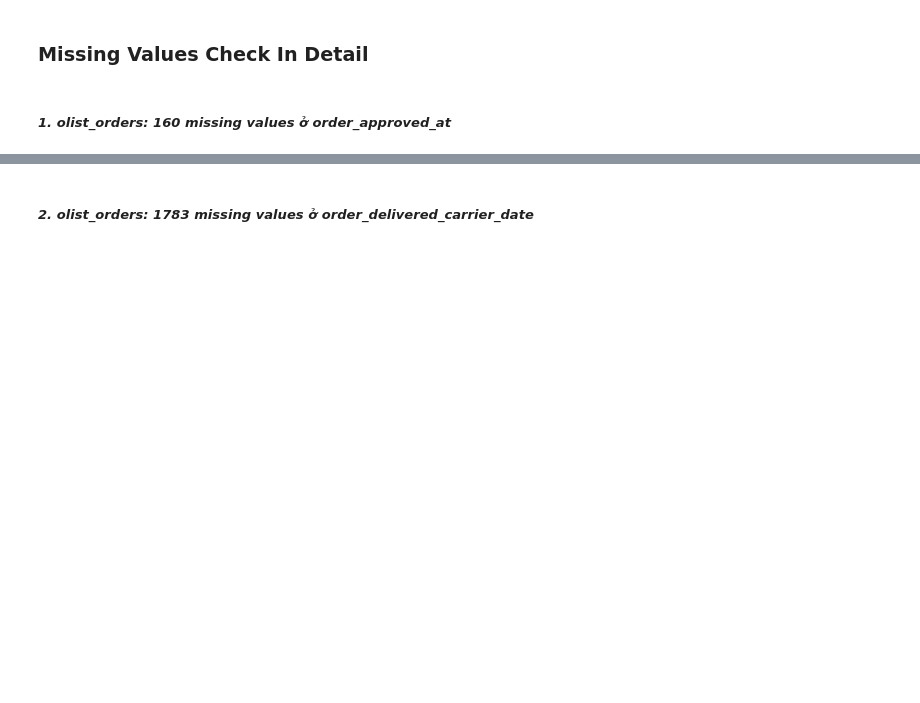
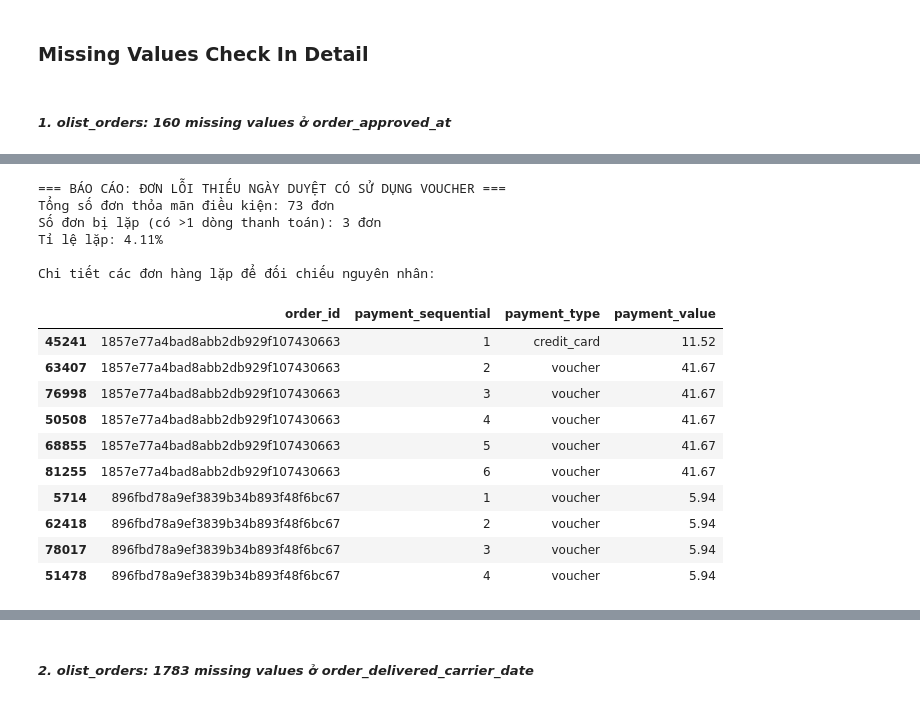
Before and after one commit to xuancuong1019/olist-customer-satisfaction-analysis, a Jupyter notebook: notebooks/01_sanity_check_cleaning.ipynb, the cells around one changed output, grey strips where cells are left out. Saved outputs shown, nothing was run; the diff lists cells and outputs as text; code cells hidden in the pictures; blank space fills up the shorter version.

```diff
--- a/notebooks/01_sanity_check_cleaning.ipynb
+++ b/notebooks/01_sanity_check_cleaning.ipynb
@@ -315 +382,57 @@ plt.show()
+# %%
+import pandas as pd
+
+# Giả sử bạn đã load sẵn df_orders và df_payments
+# df_orders = pd.read_csv('../data/raw/olist_orders_dataset.csv')
+# df_payments = pd.read_csv('../data/raw/olist_order_payments_dataset.csv')
+
+# 1. Lọc ra danh sách order_id của các đơn bị thiếu order_approved_at
+missing_approved_ids = df_orders[df_orders['order_approved_at'].isnull()]['order_id']
+
+# 2. Trích xuất toàn bộ lịch sử thanh toán của các đơn hàng lỗi này
+payments_of_missing = df_payments[df_payments['order_id'].isin(missing_approved_ids)]
+
+# 3. Tìm các đơn hàng CÓ SỬ DỤNG VOUCHER trong nhóm lỗi
+voucher_missing_ids = payments_of_missing[payments_of_missing['payment_type'] == 'voucher']['order_id'].unique()
+
+# 4. Lấy lại chi tiết thanh toán của nhóm đơn hàng (Lỗi + Voucher)
+final_target_payments = df_payments[df_payments['order_id'].isin(voucher_missing_ids)]
+
+# 5. Kiểm tra lặp (nhiều hơn 1 dòng thanh toán)
+duplicated_payments = final_target_payments[final_target_payments.duplicated(subset=['order_id'], keep=False)]
+duplicated_count = duplicated_payments['order_id'].nunique()
+
+# 6. In báo cáo
+print(f"=== BÁO CÁO: ĐƠN LỖI THIẾU NGÀY DUYỆT CÓ SỬ DỤNG VOUCHER ===")
+print(f"Tổng số đơn thỏa mãn điều kiện: {len(voucher_missing_ids):,} đơn")
+print(f"Số đơn bị lặp (có >1 dòng thanh toán): {duplicated_count:,} đơn")
+
+if len(voucher_missing_ids) > 0:
+    print(f"Tỉ lệ lặp: {(duplicated_count / len(voucher_missing_ids)) * 100:.2f}%\n")
+
+if duplicated_count > 0:
+    print("Chi tiết các đơn hàng lặp để đối chiếu nguyên nhân:")
+    # Sắp xếp để các dòng của cùng 1 đơn hàng nằm liền nhau
+    duplicated_payments = duplicated_payments.sort_values(by=['order_id', 'payment_sequential'])
+
+    from IPython.display import display
+    display(duplicated_payments[['order_id', 'payment_sequential', 'payment_type', 'payment_value']].head(10))
+# %% [output]
+=== BÁO CÁO: ĐƠN LỖI THIẾU NGÀY DUYỆT CÓ SỬ DỤNG VOUCHER ===
+Tổng số đơn thỏa mãn điều kiện: 73 đơn
+Số đơn bị lặp (có >1 dòng thanh toán): 3 đơn
+Tỉ lệ lặp: 4.11%
+
+Chi tiết các đơn hàng lặp để đối chiếu nguyên nhân:
+|  | order_id | payment_sequential | payment_type | payment_value |
+| 45241 | 1857e77a4bad8abb2db929f107430663 | 1 | credit_card | 11.52 |
+| 63407 | 1857e77a4bad8abb2db929f107430663 | 2 | voucher | 41.67 |
+| 76998 | 1857e77a4bad8abb2db929f107430663 | 3 | voucher | 41.67 |
+| 50508 | 1857e77a4bad8abb2db929f107430663 | 4 | voucher | 41.67 |
+| 68855 | 1857e77a4bad8abb2db929f107430663 | 5 | voucher | 41.67 |
+| 81255 | 1857e77a4bad8abb2db929f107430663 | 6 | voucher | 41.67 |
+| 5714 | 896fbd78a9ef3839b34b893f48f6bc67 | 1 | voucher | 5.94 |
+| 62418 | 896fbd78a9ef3839b34b893f48f6bc67 | 2 | voucher | 5.94 |
+| 78017 | 896fbd78a9ef3839b34b893f48f6bc67 | 3 | voucher | 5.94 |
+| 51478 | 896fbd78a9ef3839b34b893f48f6bc67 | 4 | voucher | 5.94 |
 # %% [markdown]
```
Also changed, not shown: parts of 3 cells of this notebook.
